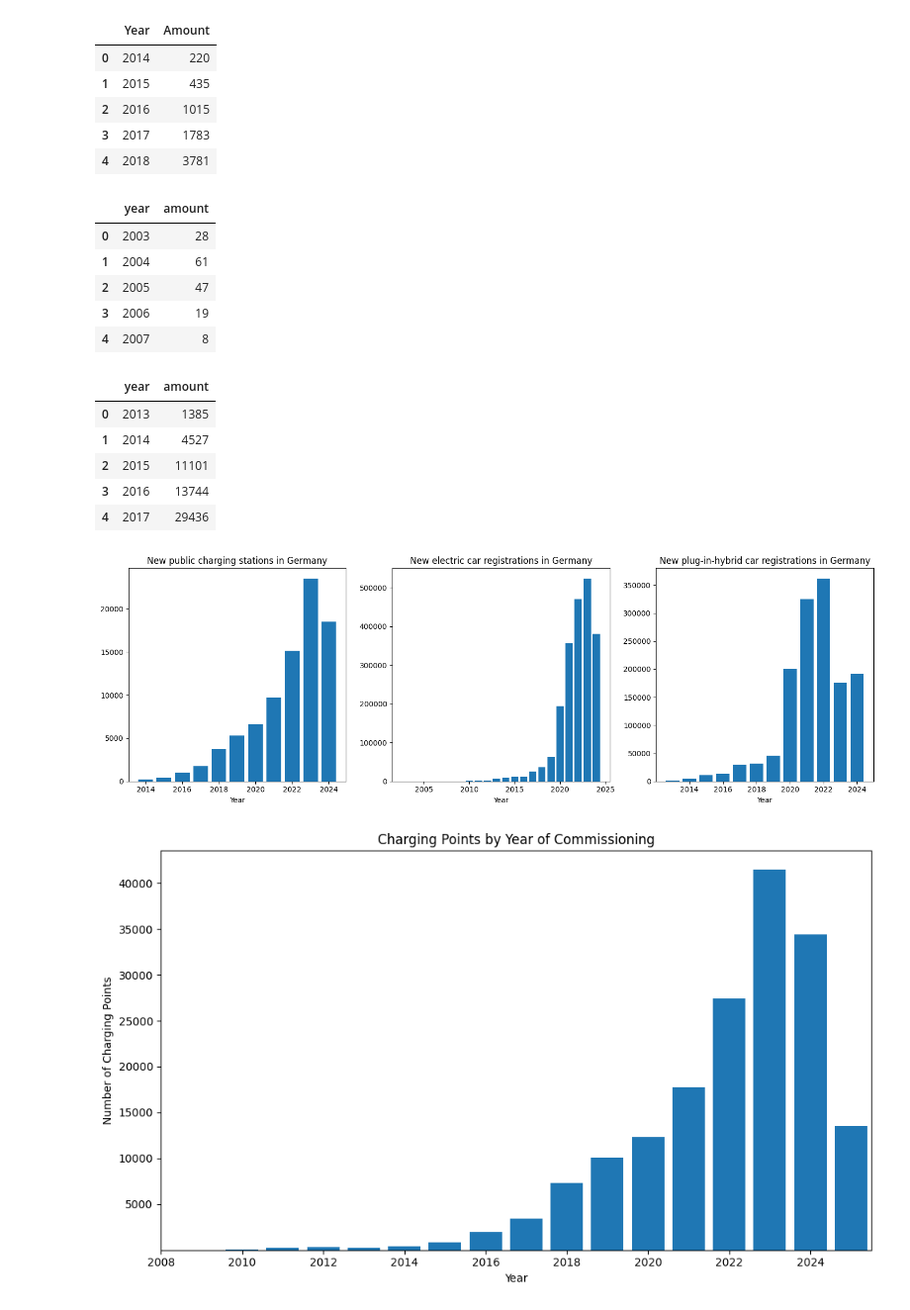
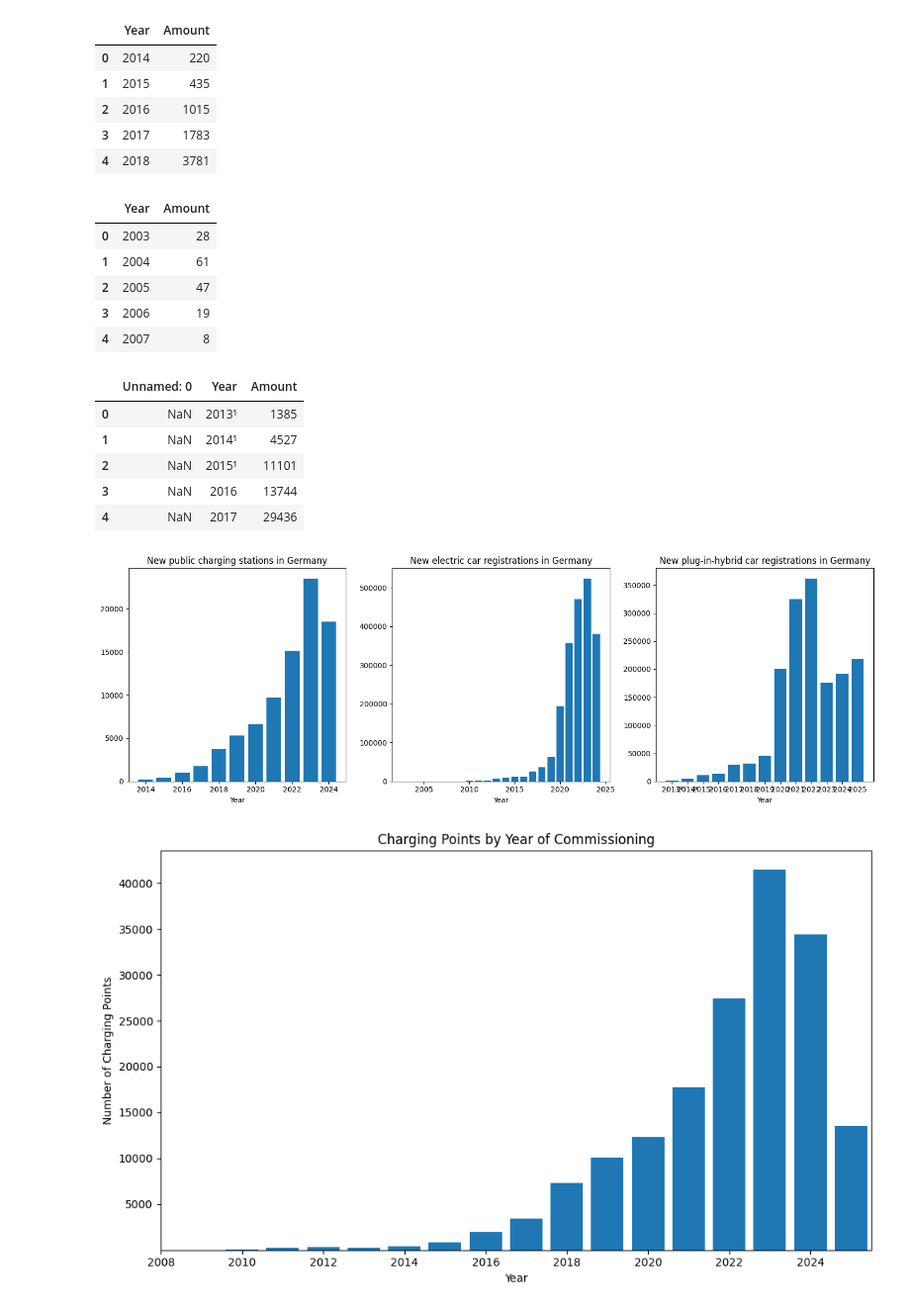
Before and after one commit to Florian-Robrecht/da-project, a Jupyter notebook: Group_Intro2DA.ipynb, the cells around one changed output. Shown at 99% size. Drawn from its saved outputs; the diff is of its cells as text; code cells hidden in the pictures.

Commit message:
added missing datasets + html file for .ipynb

```diff
--- a/Group_Intro2DA.ipynb
+++ b/Group_Intro2DA.ipynb
@@ -175,9 +221,11 @@ plt.show()
 [figure]
 [figure]
 # %%
-#Data from Statista
+# Data from Statista
 
-charging_ger = pd.read_excel("statistic_id1300745_number-of-new-public-charging-stations-germany-2014-2025.xlsx")
+charging_ger = pd.read_excel(
+    "datasets/statistic_id1300745_number-of-new-public-charging-stations-germany-2014-2025.xlsx"
+)
 charging_ger.head()
 # %% [output]
 |  | Year | Amount |
@@ -187,51 +235,55 @@ charging_ger.head()
 | 3 | 2017 | 1783 |
 | 4 | 2018 | 3781 |
 # %%
-#Data from Statista
+# Data from Statista
 
-newregistration_electric_ger = pd.read_excel("statistic_id1166572_new-electric-car-registrations-in-germany-2003-2024.xlsx")
+newregistration_electric_ger = pd.read_excel(
+    "datasets/statistic_id1166572_new-electric-car-registrations-in-germany-2003-2024.xlsx"
+)
 newregistration_electric_ger.head()
 # %% [output]
-|  | year | amount |
+|  | Year | Amount |
 | 0 | 2003 | 28 |
 | 1 | 2004 | 61 |
 | 2 | 2005 | 47 |
 | 3 | 2006 | 19 |
 | 4 | 2007 | 8 |
 # %%
-#Data from Statista
+# Data from Statista
 
-newregistration_hybrid_ger = pd.read_excel("statistic_id1241597_pkw-neuzulassungen-mit-plug-in-hybrid-antrieb-in-deutschland-bis-september-2025.xlsx")
+newregistration_hybrid_ger = pd.read_excel(
+    "datasets/statistic_id1241597_pkw-neuzulassungen-mit-plug-in-hybrid-antrieb-in-deutschland-bis-september-2025.xlsx"
+)
 newregistration_hybrid_ger.head()
 # %% [output]
-|  | year | amount |
-| 0 | 2013 | 1385 |
-| 1 | 2014 | 4527 |
-| 2 | 2015 | 11101 |
-| 3 | 2016 | 13744 |
-| 4 | 2017 | 29436 |
+|  | Unnamed: 0 | Year | Amount |
+| 0 | NaN | 2013¹ | 1385 |
+| 1 | NaN | 2014¹ | 4527 |
+| 2 | NaN | 2015¹ | 11101 |
+| 3 | NaN | 2016 | 13744 |
+| 4 | NaN | 2017 | 29436 |
 # %%
 plt.figure(figsize=(15, 5))
 
 plt.subplot(1, 3, 1)
 plt.bar(charging_ger["Year"], charging_ger["Amount"])
 plt.xlabel("Year")
 plt.title("New public charging stations in Germany")
 
 plt.subplot(1, 3, 2)
-plt.bar(newregistration_electric_ger["year"], newregistration_electric_ger["amount"])
+plt.bar(newregistration_electric_ger["Year"], newregistration_electric_ger["Amount"])
 plt.xlabel("Year")
 plt.title("New electric car registrations in Germany")
 
 plt.subplot(1, 3, 3)
-plt.bar(newregistration_hybrid_ger["year"], newregistration_hybrid_ger["amount"])
+plt.bar(newregistration_hybrid_ger["Year"], newregistration_hybrid_ger["Amount"])
 plt.xlabel("Year")
 plt.title("New plug-in-hybrid car registrations in Germany")
 
 plt.tight_layout()
 plt.show()
 # %% [output]
-[figure, old version]
+[figure, new version]
 # %%
 # Data from Bundesnetzagentur
 
```
Also changed, not shown: parts of 26 cells of this notebook, 6 other files.
